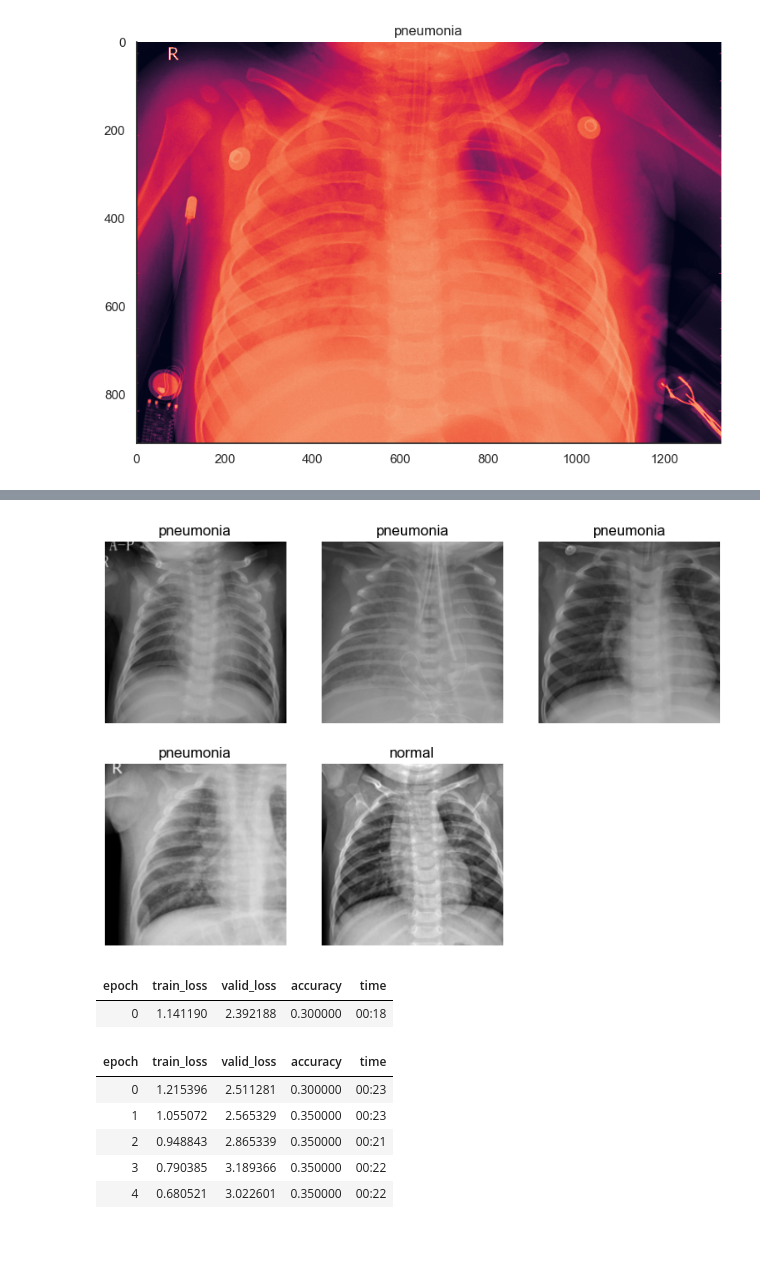
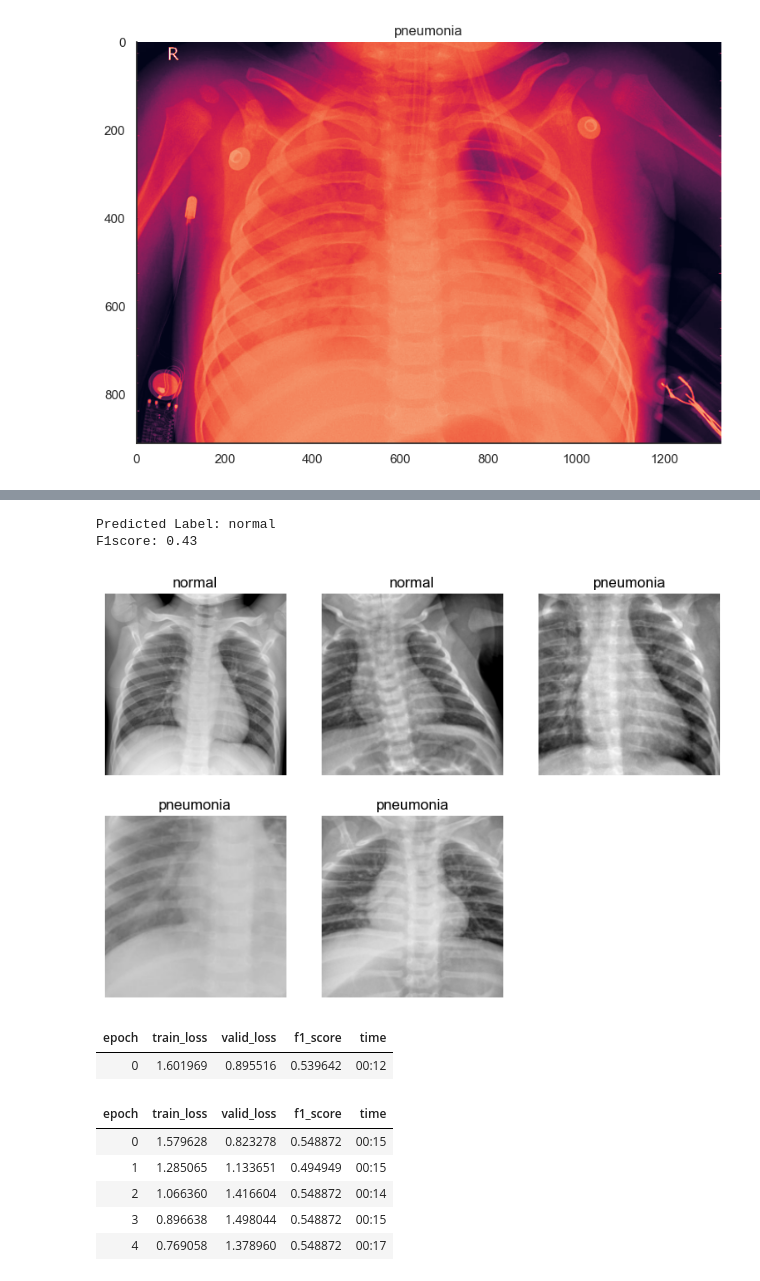
Before and after one commit to Jimmy772/dsc-phase-4-project, a Jupyter notebook: index.ipynb, the cells around one changed output, grey strips where cells are left out. Saved outputs shown, nothing was run; the diff lists cells and outputs as text; code cells hidden in the pictures; blank space fills up the shorter version.

```diff
--- a/index.ipynb
+++ b/index.ipynb
@@ -55,8 +71,8 @@ test_df = populate_dataframe(test_images_path)
 
 # Well randomly select the validation set
 # We'll also sample the test set
-# So for now lets combine the val_df with the train_df and the test_df
-df = pd.concat([train_df, val_df, test_df])
+# So for now lets combine the val_df with the train_df
+train_df = pd.concat([train_df, val_df])
 # %%
 # Dataset is too large and will take too long to train
 
@@ -81,3 +103,24 @@ plt.show()
+# %%
+# Define the target column (replace with your actual target column name)
+target_col = 'label'
+
+# Create and train the DummyClassifier
+model = DummyClassifier(strategy='most_frequent')
+model.fit(train_samples.drop(columns=[target_col]), train_samples[target_col])
+
+# Make predictions
+predicted_labels = model.predict(train_samples.drop(columns=[target_col]))
+
+# Calculate f1_score
+actual_labels = train_samples[target_col].tolist()
+score = f1_score(actual_labels, predicted_labels, average='macro')  # Use 'macro' for categorical labels
+
+# Print the predicted label, and recall
+print(f"Predicted Label: {model.classes_[0]}")
+print(f"F1score: {score:.2f}")
+# %% [output]
+Predicted Label: normal
+F1score: 0.43
 # %%
 dblock = DataBlock(blocks=(ImageBlock, CategoryBlock),
                    get_x=ColReader('filepath'),
@@ -89,20 +132,20 @@ dls = dblock.dataloaders(train_samples)
 
 dls.show_batch(max_n=5)
 # %% [output]
-[figure, old version]
+[figure, new version]
 # %%
-learn = vision_learner(dls, resnet34, metrics=accuracy)
+learn = vision_learner(dls, resnet34, metrics=F1Score(average='macro'))
 epochs = 5
 learn.fine_tune(epochs)
 # %% [output]
-| epoch | train_loss | valid_loss | accuracy | time |
-| 0 | 1.141190 | 2.392188 | 0.300000 | 00:18 |
+| epoch | train_loss | valid_loss | f1_score | time |
+| 0 | 1.601969 | 0.895516 | 0.539642 | 00:12 |
-| epoch | train_loss | valid_loss | accuracy | time |
-| 0 | 1.215396 | 2.511281 | 0.300000 | 00:23 |
-| 1 | 1.055072 | 2.565329 | 0.350000 | 00:23 |
-| 2 | 0.948843 | 2.865339 | 0.350000 | 00:21 |
-| 3 | 0.790385 | 3.189366 | 0.350000 | 00:22 |
-| 4 | 0.680521 | 3.022601 | 0.350000 | 00:22 |
+| epoch | train_loss | valid_loss | f1_score | time |
+| 0 | 1.579628 | 0.823278 | 0.548872 | 00:15 |
+| 1 | 1.285065 | 1.133651 | 0.494949 | 00:15 |
+| 2 | 1.066360 | 1.416604 | 0.548872 | 00:14 |
+| 3 | 0.896638 | 1.498044 | 0.548872 | 00:15 |
+| 4 | 0.769058 | 1.378960 | 0.548872 | 00:17 |
 # %%
 learn.show_results()
 # %% [output]
```
Also changed, not shown: parts of 13 cells of this notebook.
